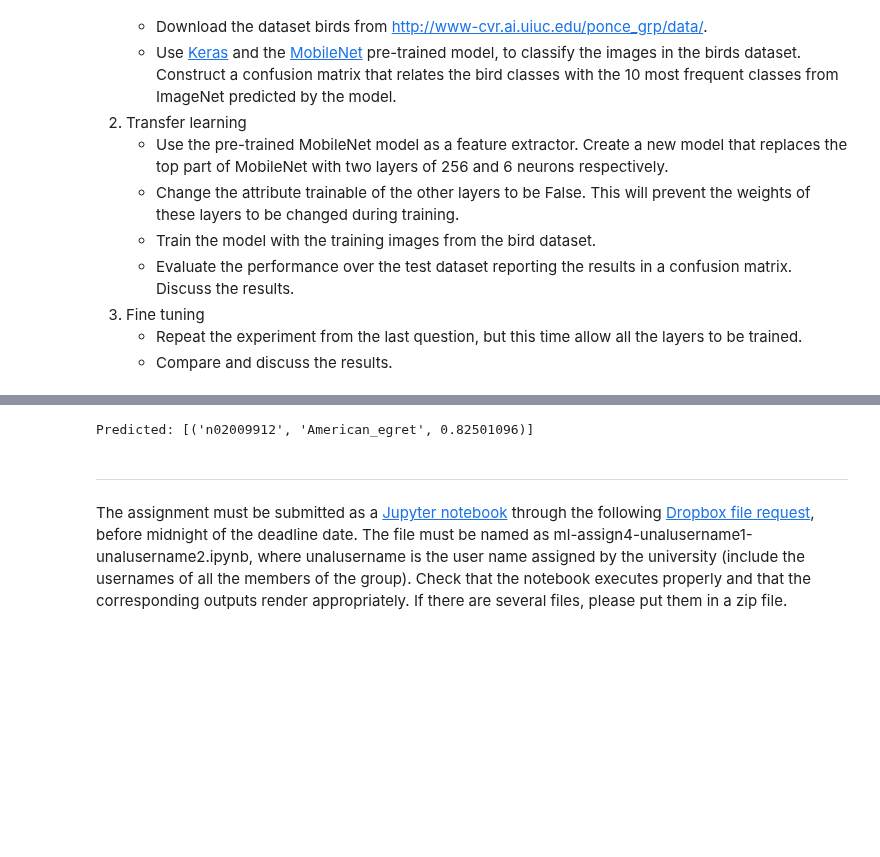
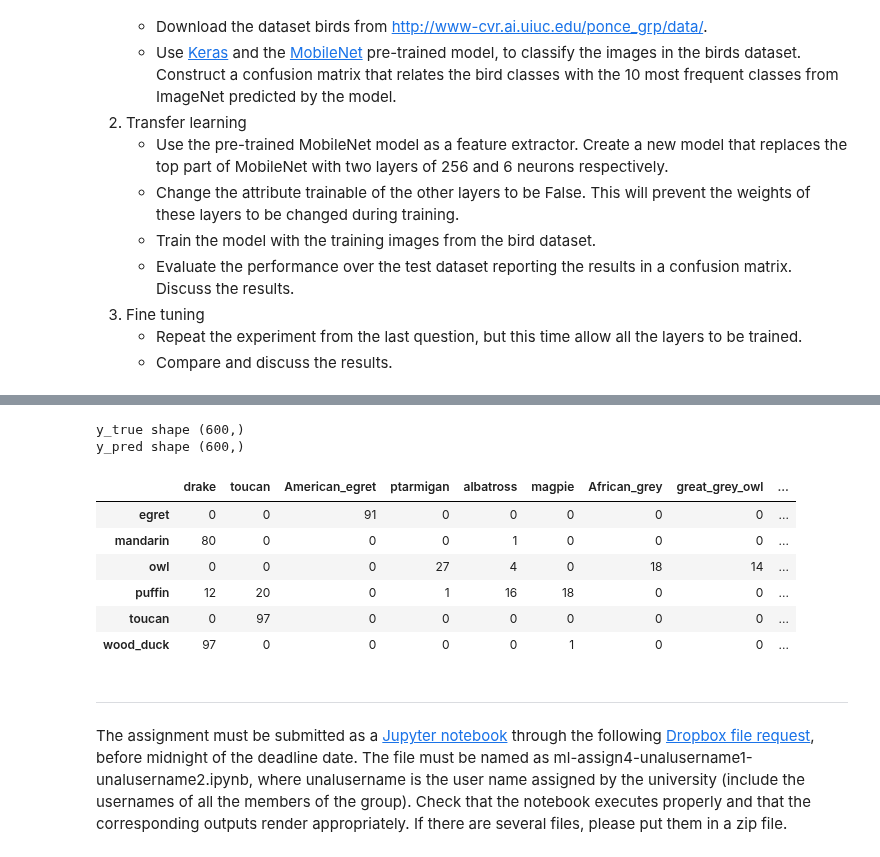
Before and after one commit to ingJSNA/machineLearning2018, a Jupyter notebook: assign4/ml-assign4-jsnavarroa.ipynb, the cells around one changed output, grey strips where cells are left out. Saved outputs shown, nothing was run; the diff lists cells and outputs as text; code cells hidden in the pictures; blank space fills up the shorter version.

Commit message:
Classify birds with MobileNet

```diff
--- a/assign4/ml-assign4-jsnavarroa.ipynb
+++ b/assign4/ml-assign4-jsnavarroa.ipynb
@@ -566,20 +541,54 @@ birds
 from PIL import Image #conda install pillow
 from keras.preprocessing import image
 from keras.applications.mobilenet import preprocess_input, decode_predictions
+from keras.applications.mobilenet import MobileNet
 
-# Predict the images
-img_path = './birds/egret/egr001.jpg'
-img = image.load_img(img_path, target_size=(224, 224))
-x = image.img_to_array(img)
-x = np.expand_dims(x, axis=0)
-x = preprocess_input(x)
+# Load the model
+model = MobileNet()
 
-preds = model.predict(x)
-# decode the results into a list of tuples (class, description, probability)
-# (one such list for each sample in the batch)
-print('Predicted:', decode_predictions(preds, top=1)[0])
+# Classify the images
+y_pred = np.array([])
+for img_path in paths:
+    img = image.load_img(img_path, target_size=(224, 224))
+    x = image.img_to_array(img)
+    x = np.expand_dims(x, axis=0)
+    x = preprocess_input(x)
+
+    preds = model.predict(x)
+    # decode the results into a list of tuples (class, description, probability)
+    # (one such list for each sample in the batch)
+    label_pred = decode_predictions(preds, top=1)[0][0][1]
+    y_pred = np.append(y_pred, label_pred)
+
+print("y_true shape", y_true.shape)
+print("y_pred shape", y_pred.shape)
 # %% [output]
-Predicted: [('n02009912', 'American_egret', 0.82501096)]
+y_true shape (600,)
+y_pred shape (600,)
+# %%
+# Build confusion matrix
+cm = pd.DataFrame(0, index=np.unique(y), columns=np.unique(y_pred))
+
+for true, pred in zip(y_true, y_pred):
+    cm.at[true, pred] += 1
+
+df_sum = pd.DataFrame(data=cm.sum(numeric_only=True)).T
+df_sum = df_sum.rename(index={0: 'SUM'})
+cm = cm.append(df_sum)
+
+cm = cm.sort_values(by=['SUM'], axis=1, ascending=False)
+
+cm = cm.drop('SUM', axis=0)
+
+cm.iloc[:, 0:10]
+# %% [output]
+|  | drake | toucan | American_egret | ptarmigan | albatross | magpie | African_grey | great_grey_owl | ... |
+| egret | 0 | 0 | 91 | 0 | 0 | 0 | 0 | 0 | ... |
+| mandarin | 80 | 0 | 0 | 0 | 1 | 0 | 0 | 0 | ... |
+| owl | 0 | 0 | 0 | 27 | 4 | 0 | 18 | 14 | ... |
+| puffin | 12 | 20 | 0 | 1 | 16 | 18 | 0 | 0 | ... |
+| toucan | 0 | 97 | 0 | 0 | 0 | 0 | 0 | 0 | ... |
+| wood_duck | 97 | 0 | 0 | 0 | 0 | 1 | 0 | 0 | ... |
 # %% [markdown]
 ----------------------
 
```
Also changed, not shown: parts of 3 cells of this notebook.
